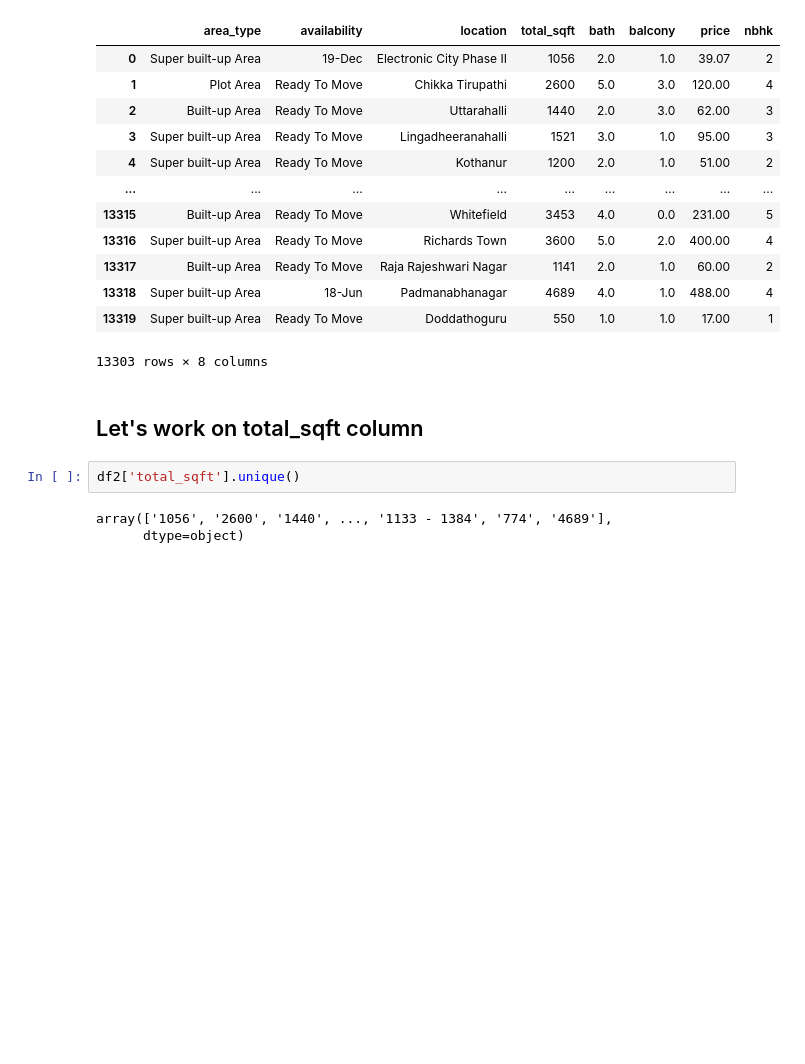
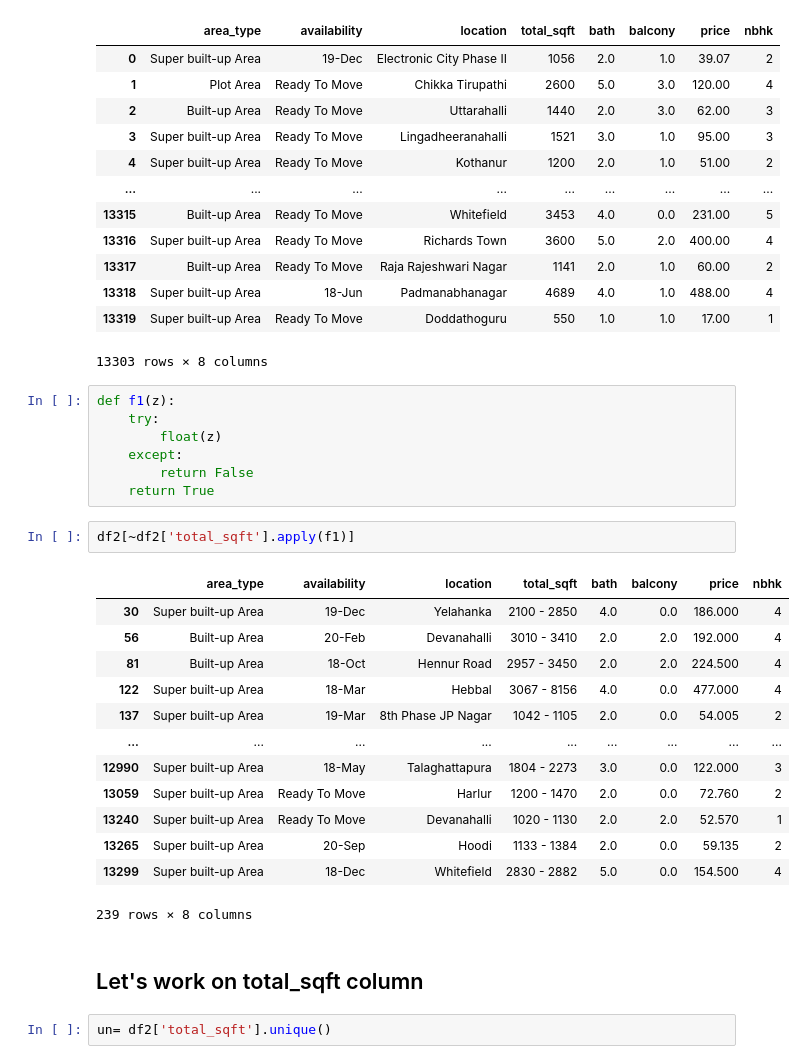
Before and after one commit to SachinMishra-ux/Digikull_March_house, a Jupyter notebook: Bangalore_house_price_prediction.ipynb, the cells around one changed output. Cells and saved outputs as stored; diff of their text form; blank space fills up the shorter version.

Commit message:
total_sqft column done

```diff
--- a/Bangalore_house_price_prediction.ipynb
+++ b/Bangalore_house_price_prediction.ipynb
@@ -272,10 +272,30 @@ df2
 | 13318 | Super built-up Area | 18-Jun | Padmanabhanagar | 4689 | 4.0 | 1.0 | 488.00 | 4 |
 | 13319 | Super built-up Area | Ready To Move | Doddathoguru | 550 | 1.0 | 1.0 | 17.00 | 1 |
 13303 rows × 8 columns
+# %%
+def f1(z):
+    try:
+        float(z)
+    except:
+        return False
+    return True
+# %%
+df2[~df2['total_sqft'].apply(f1)]
+# %% [output]
+|  | area_type | availability | location | total_sqft | bath | balcony | price | nbhk |
+| 30 | Super built-up Area | 19-Dec | Yelahanka | 2100 - 2850 | 4.0 | 0.0 | 186.000 | 4 |
+| 56 | Built-up Area | 20-Feb | Devanahalli | 3010 - 3410 | 2.0 | 2.0 | 192.000 | 4 |
+| 81 | Built-up Area | 18-Oct | Hennur Road | 2957 - 3450 | 2.0 | 2.0 | 224.500 | 4 |
+| 122 | Super built-up Area | 18-Mar | Hebbal | 3067 - 8156 | 4.0 | 0.0 | 477.000 | 4 |
+| 137 | Super built-up Area | 19-Mar | 8th Phase JP Nagar | 1042 - 1105 | 2.0 | 0.0 | 54.005 | 2 |
+| ... | ... | ... | ... | ... | ... | ... | ... | ... |
+| 12990 | Super built-up Area | 18-May | Talaghattapura | 1804 - 2273 | 3.0 | 0.0 | 122.000 | 3 |
+| 13059 | Super built-up Area | Ready To Move | Harlur | 1200 - 1470 | 2.0 | 0.0 | 72.760 | 2 |
+| 13240 | Super built-up Area | Ready To Move | Devanahalli | 1020 - 1130 | 2.0 | 2.0 | 52.570 | 1 |
+| 13265 | Super built-up Area | 20-Sep | Hoodi | 1133 - 1384 | 2.0 | 0.0 | 59.135 | 2 |
+| 13299 | Super built-up Area | 18-Dec | Whitefield | 2830 - 2882 | 5.0 | 0.0 | 154.500 | 4 |
+239 rows × 8 columns
 # %% [markdown]
 ## Let's work on total_sqft column
 # %%
-df2['total_sqft'].unique()
+un= df2['total_sqft'].unique()
-# %% [output]
-array(['1056', '2600', '1440', ..., '1133 - 1384', '774', '4689'],
-      dtype=object)
```
Also changed, not shown: parts of 7 cells of this notebook.
